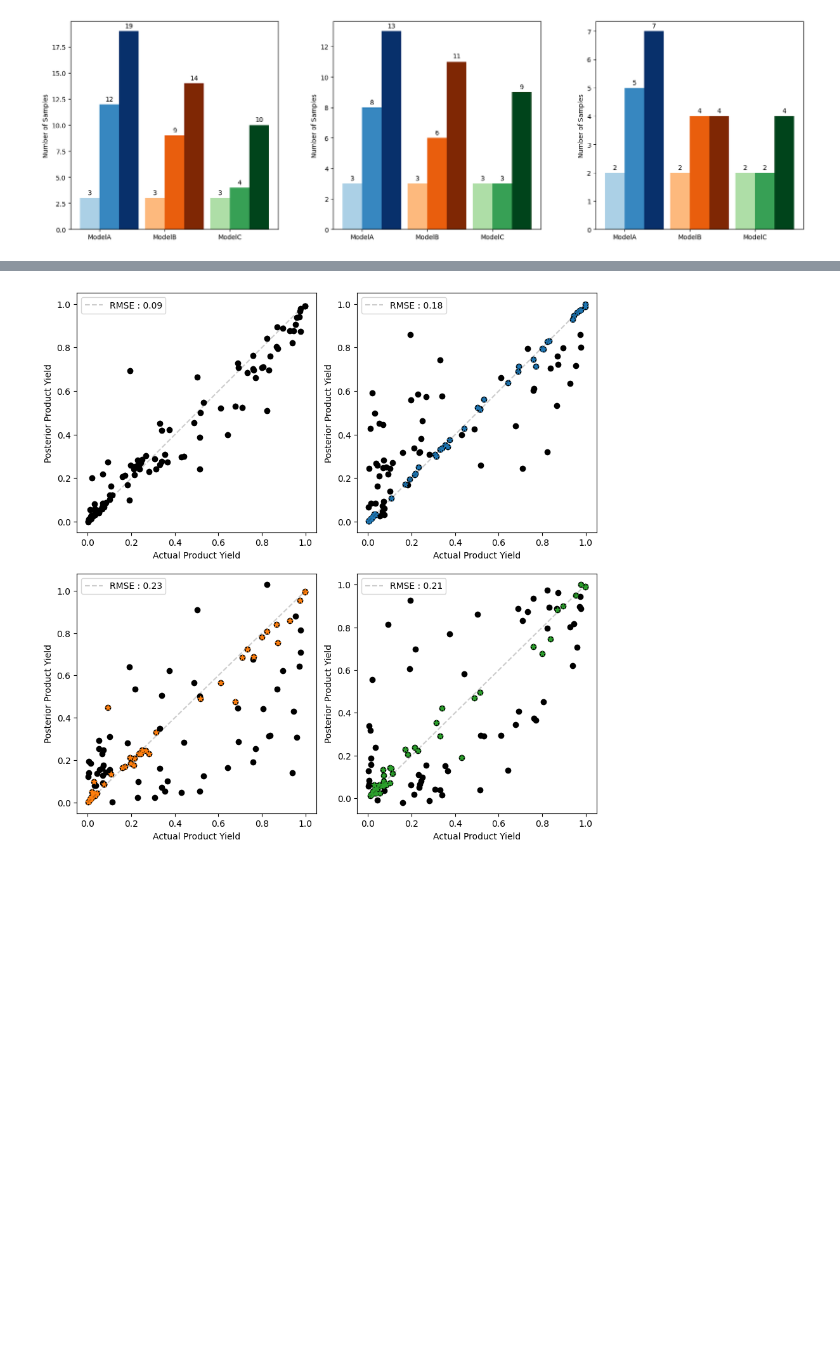
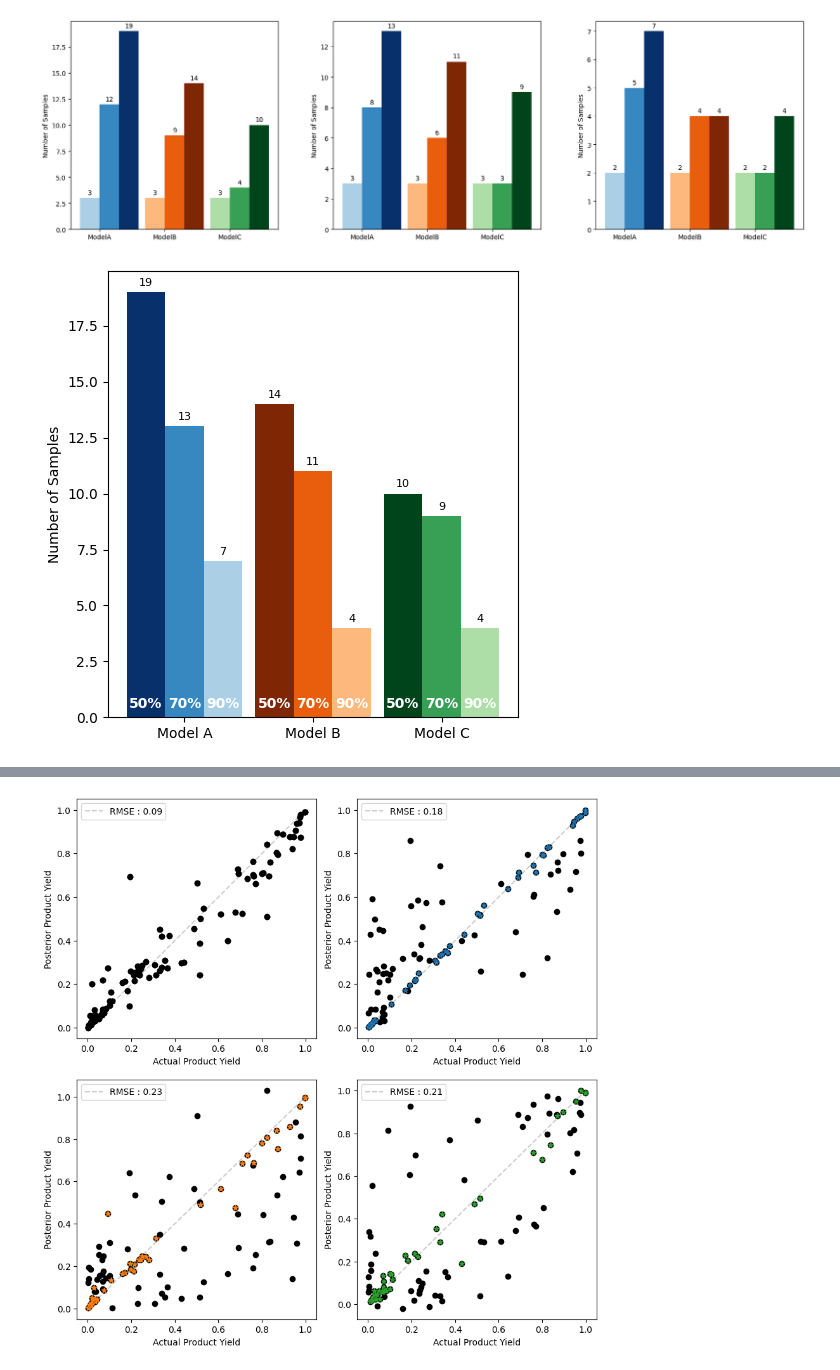
Before and after one commit to uwsunlab/BO-RFB, a Jupyter notebook: Results/All_results.ipynb, the cells around one changed output, grey strips where cells are left out. Cells and saved outputs as stored; diff of their text form; code cells hidden in the pictures; blank space fills up the shorter version.

```diff
--- a/Results/All_results.ipynb
+++ b/Results/All_results.ipynb
@@ -172,6 +170,58 @@ cumulative_bar(ax2,thresh = 0.7)
 cumulative_bar(ax3,thresh = 0.9)
 # %% [output]
 [figure]
+# %%
+import numpy as np
+import matplotlib.pyplot as plt
+import matplotlib.cm as cm
+
+# Example data
+thresholds = [0.5, 0.7, 0.9]
+counts_A = [19, 13, 7]
+counts_B = [14, 11, 4]
+counts_C = [10, 9, 4]
+model_counts = [counts_A, counts_B, counts_C]
+model_names = ['ModelA', 'ModelB', 'ModelC']  # Used for cm.*
+num_bars_per_model = len(thresholds)
+
+# Bar settings
+bar_width = 0.3
+x = np.arange(len(model_names))
+
+# Colormap mapping
+cmap_dict = {'ModelA': cm.Blues, 'ModelB': cm.Oranges, 'ModelC': cm.Greens}
+
+# Create plot
+fig, ax = plt.subplots(figsize=(5, 5))
+
+# Plot each model group
+for i, (model, counts) in enumerate(zip(model_names, model_counts)):
+    cmap = cmap_dict[model]
+    # Light to dark (0 = light, 1 = dark); reversed here for higher threshold to be lighter
+    gradient_colors = [cmap(1 - j / num_bars_per_model) for j in range(num_bars_per_model)]
+
+    for j, count in enumerate(counts):
+        # j = threshold index (0: 0.5, 1: 0.7, 2: 0.9)
+        xpos = x[i] + j * bar_width - bar_width  # Center group around x[i]
+        rect = ax.bar(xpos, count, width=bar_width, color=gradient_colors[j],
+                      label=f'{model} - {thresholds[j]:.1f}' if i == 0 else None)  # Only label once per threshold
+        ax.bar_label(rect, padding=3, fontsize=8)
+
+# Ticks and labels
+ax.set_xticks(x)
+ax.set_xticklabels(['Model A', 'Model B', 'Model C'])
+ax.set_ylabel('Number of Samples')
+
+# Add annotations for thresholds
+for i, model in enumerate(model_names):
+    for j, count in enumerate(model_counts[i]):
+        xpos = x[i] + j * bar_width - bar_width  # Center group around x[i]
+        ax.text(xpos, 0.3, f'{thresholds[j]*100:.0f}%', ha='center', va='bottom', fontsize=10, fontweight = 'bold',color='white')
+
+plt.tight_layout()
+plt.show()
+# %% [output]
+[figure, added]
 # %%
 # Full data
 x_all = torch.tensor(all_df[['time', 'temp', 'sulf', 'anly']].values, dtype=dtype)
```
Also changed, not shown: parts of 4 cells of this notebook, 7 other files.
